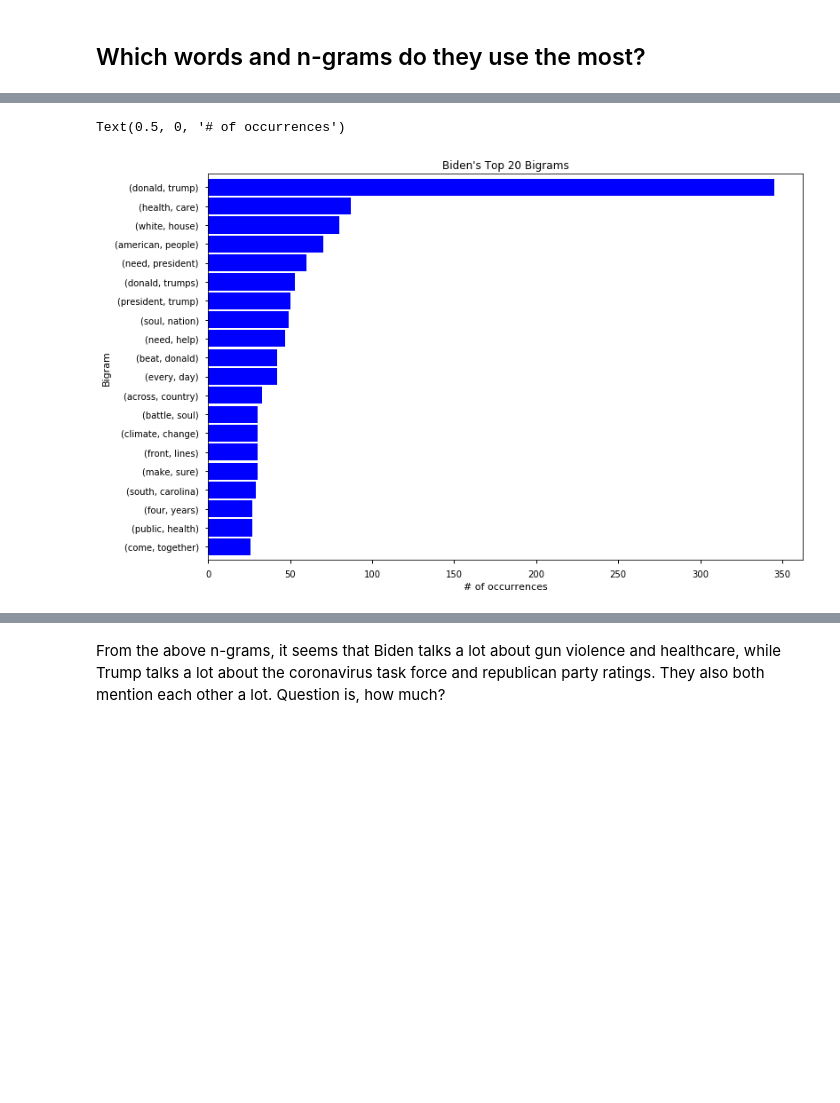
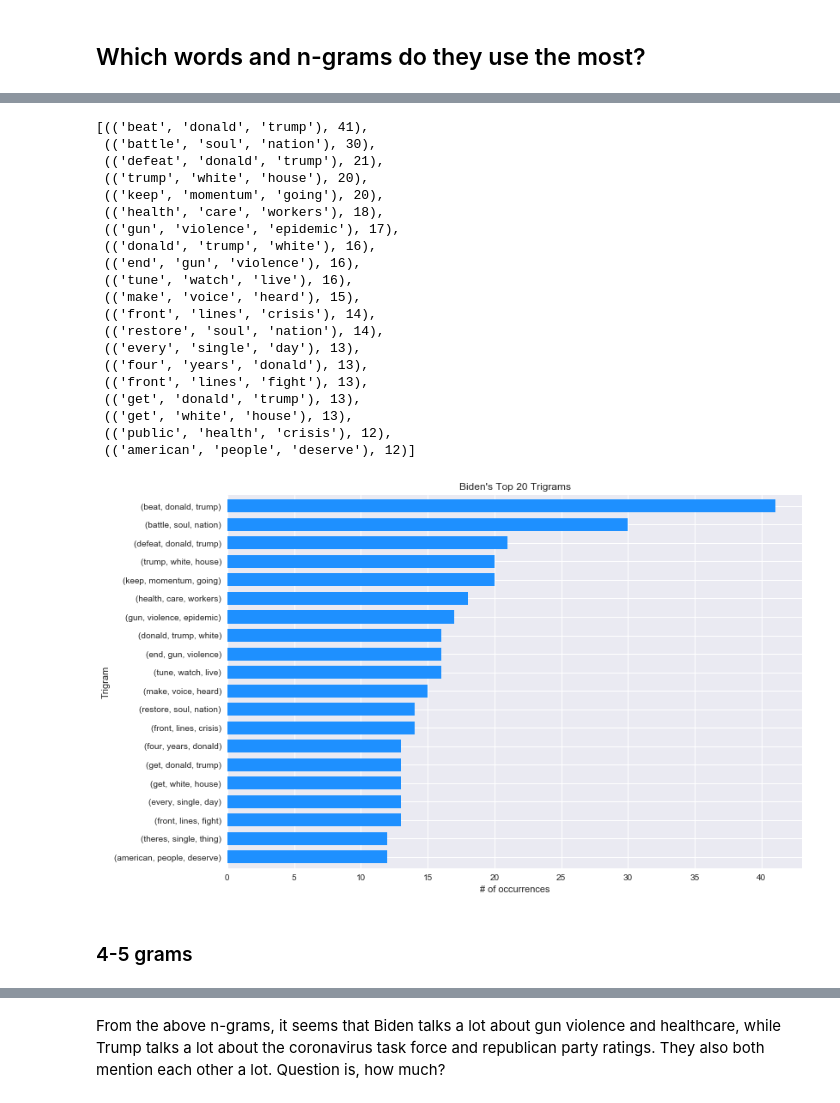
Before and after one commit to DavidMelnychuk/analyze-trump-biden, a Jupyter notebook: analyze_tweets.ipynb, the cells around one changed output, grey strips where cells are left out. Cells and saved outputs as stored; diff of their text form; code cells hidden in the pictures; blank space fills up the shorter version.

Commit message:
clean up notebook till topic modeling

```diff
--- a/analyze_tweets.ipynb
+++ b/analyze_tweets.ipynb
@@ -390,0 +354,9 @@ biden_unigrams.most_common(25)
+# %%
+plt.style.use('seaborn')
+NUM_NGRAMS = 20
+
+pd.Series(ngrams(trump_tokens, 1)).value_counts()[:NUM_NGRAMS].sort_values().plot.barh(color='orangered', width=.7, figsize=(12,8))
+plt.title("Trump's Top 20 Unigrams")
+plt.ylabel('Unigram')
+plt.xlabel('# of occurrences')
+trump_unigrams.most_common(NUM_NGRAMS)
@@ -475,11 +508,30 @@ biden_4_5_grams.most_common(10)
 # %%
-plt.style.use('seaborn-notebook')
-bigrams_series = (pd.Series(nltk.ngrams(biden_df['tokens'].explode(), 2)).value_counts())[:20]
-bigrams_series.sort_values().plot.barh(color='blue', width=.9, figsize=(12, 8))
-figsize=(12, 8)
-plt.title("Biden's Top 20 Bigrams")
-plt.ylabel('Bigram')
+pd.Series(ngrams(biden_tokens, 3)).value_counts()[:NUM_NGRAMS].sort_values().plot.barh(color='dodgerblue', width=.7, figsize=(12,8))
+plt.title("Biden's Top 20 Trigrams")
+plt.ylabel('Trigram')
 plt.xlabel('# of occurrences')
+biden_trigrams.most_common(NUM_NGRAMS)
 # %% [output]
-Text(0.5, 0, '# of occurrences')
+[(('beat', 'donald', 'trump'), 41),
+ (('battle', 'soul', 'nation'), 30),
+ (('defeat', 'donald', 'trump'), 21),
+ (('trump', 'white', 'house'), 20),
+ (('keep', 'momentum', 'going'), 20),
+ (('health', 'care', 'workers'), 18),
+ (('gun', 'violence', 'epidemic'), 17),
+ (('donald', 'trump', 'white'), 16),
+ (('end', 'gun', 'violence'), 16),
+ (('tune', 'watch', 'live'), 16),
+ (('make', 'voice', 'heard'), 15),
+ (('front', 'lines', 'crisis'), 14),
+ (('restore', 'soul', 'nation'), 14),
+ (('every', 'single', 'day'), 13),
+ (('four', 'years', 'donald'), 13),
+ (('front', 'lines', 'fight'), 13),
+ (('get', 'donald', 'trump'), 13),
+ (('get', 'white', 'house'), 13),
+ (('public', 'health', 'crisis'), 12),
+ (('american', 'people', 'deserve'), 12)]
-[figure, old version]
+[figure, new version]
+# %% [markdown]
+### 4-5 grams
```
Also changed, not shown: parts of 105 cells of this notebook.
